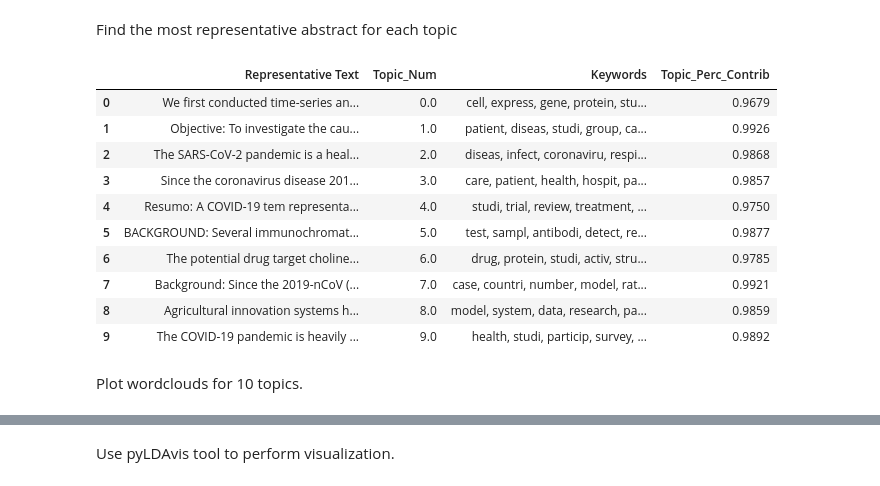
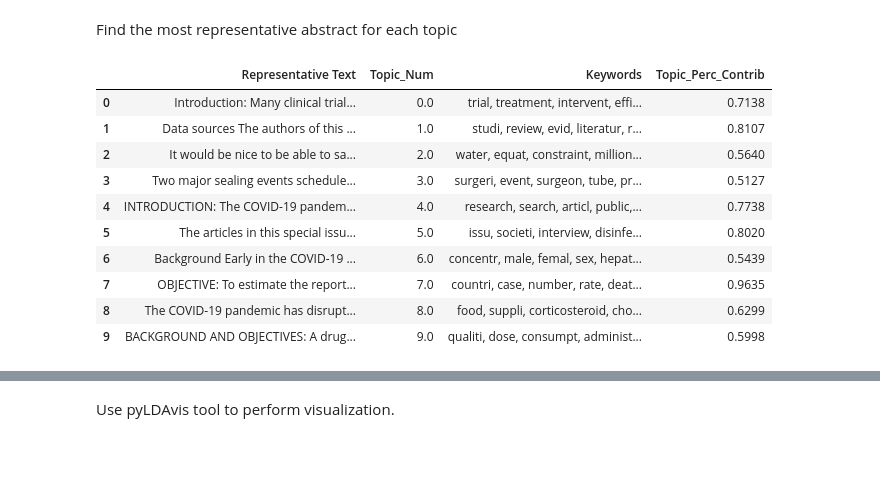
Before and after one commit to leizhipeng/covid19_textmining, a Jupyter notebook: topic_modeling_COVID_2ndS.ipynb, the cells around one changed output, grey strips where cells are left out. Saved outputs shown, nothing was run; the diff lists cells and outputs as text; code cells hidden in the pictures; blank space fills up the shorter version.

```diff
--- a/topic_modeling_COVID_2ndS.ipynb
+++ b/topic_modeling_COVID_2ndS.ipynb
@@ -193,0 +223,18 @@ lda_model = gensim.models.ldamodel.LdaModel(corpus, num_topics=ntopic, random_st
+# %%
+def create_lda(corp, dict, ntopic, saved_file_name):
+    """
+    A function to create LDA model.
+    :param corp: document-term matrix created from token_lists.
+    :param dict: dictionary created from token lists.
+    :param ntopic: number of topics.
+    :param saved_file_name: the file name for saving the LDA model.
+    :return
+    """
+    model = gensim.models.ldamodel.LdaModel(corp,
+                                           num_topics=ntopic,
+                                           random_state=66,
+                                           id2word=dict , passes=20)
+    model.save(saved_file_name)
+    return model
+
+lda_model = create_lda(corp=corpus, dict=dictionary, ntopic=100, saved_file_name="LDA_model.gensim")
@@ -195,5 +249,5 @@ lda_model = gensim.models.ldamodel.LdaModel(corpus, num_topics=ntopic, random_st
 # 5. Post-analysis
 Print topics as keywords.
 # %%
-for topic in lda_model.print_topics():
+for topic in lda_model.print_topics(num_topics=100):
     print(topic)
@@ -219,27 +306,32 @@ topic_keywords_df.head(3)
 # %% [markdown]
 Find the most representative abstract for each topic
 # %%
-pd.options.display.max_colwidth = 100
-topic_representative_text = pd.DataFrame()
-for i, grp in topic_keywords_df.groupby('Dominant_Topic'):
-    topic_representative_text = topic_representative_text.append(
-        grp.sort_values(['Topic_Perc_Contrib'], ascending=False).iloc[0]
-    )
+def topic_reprst(text_topic):
+    """
+    Find the most representative abstract for each topic.
+    :param text_topic: A dataframe for topic distribution in each text.
+    :return: A dataframe having the most representative abstract for each topic.
+    """
+    pd.options.display.max_colwidth = 100
+    topic_representative_text = pd.DataFrame()
+    for i, grp in text_topic.groupby('Dominant_Topic'):
+        topic_representative_text = topic_representative_text.append(
+            grp.sort_values(['Topic_Perc_Contrib'], ascending=False).iloc[0])
+    topic_representative_text.reset_index(drop=True, inplace=True)
+    topic_representative_text.columns = ["Representative Text","Topic_Num", "Keywords", "Topic_Perc_Contrib"]
+    return topic_representative_text
 
-topic_representative_text.reset_index(drop=True, inplace=True)
-topic_representative_text.columns = ["Representative Text","Topic_Num", "Keywords", "Topic_Perc_Contrib"]
-topic_representative_text.head(10)
+topic_representative_text_pd = topic_reprst(text_topic_df)
+topic_representative_text_pd.head(10)
 # %% [output]
 |  | Representative Text | Topic_Num | Keywords | Topic_Perc_Contrib |
-| 0 | We first conducted time-series an... | 0.0 | cell, express, gene, protein, stu... | 0.9679 |
-| 1 | Objective: To investigate the cau... | 1.0 | patient, diseas, studi, group, ca... | 0.9926 |
-| 2 | The SARS-CoV-2 pandemic is a heal... | 2.0 | diseas, infect, coronaviru, respi... | 0.9868 |
-| 3 | Since the coronavirus disease 201... | 3.0 | care, patient, health, hospit, pa... | 0.9857 |
-| 4 | Resumo: A COVID-19 tem representa... | 4.0 | studi, trial, review, treatment, ... | 0.9750 |
-| 5 | BACKGROUND: Several immunochromat... | 5.0 | test, sampl, antibodi, detect, re... | 0.9877 |
-| 6 | The potential drug target choline... | 6.0 | drug, protein, studi, activ, stru... | 0.9785 |
-| 7 | Background: Since the 2019-nCoV (... | 7.0 | case, countri, number, model, rat... | 0.9921 |
-| 8 | Agricultural innovation systems h... | 8.0 | model, system, data, research, pa... | 0.9859 |
-| 9 | The COVID-19 pandemic is heavily ... | 9.0 | health, studi, particip, survey, ... | 0.9892 |
+| 0 | Introduction: Many clinical trial... | 0.0 | trial, treatment, intervent, effi... | 0.7138 |
+| 1 | Data sources The authors of this ... | 1.0 | studi, review, evid, literatur, r... | 0.8107 |
+| 2 | It would be nice to be able to sa... | 2.0 | water, equat, constraint, million... | 0.5640 |
+| 3 | Two major sealing events schedule... | 3.0 | surgeri, event, surgeon, tube, pr... | 0.5127 |
+| 4 | INTRODUCTION: The COVID-19 pandem... | 4.0 | research, search, articl, public,... | 0.7738 |
+| 5 | The articles in this special issu... | 5.0 | issu, societi, interview, disinfe... | 0.8020 |
+| 6 | Background Early in the COVID-19 ... | 6.0 | concentr, male, femal, sex, hepat... | 0.5439 |
+| 7 | OBJECTIVE: To estimate the report... | 7.0 | countri, case, number, rate, deat... | 0.9635 |
+| 8 | The COVID-19 pandemic has disrupt... | 8.0 | food, suppli, corticosteroid, cho... | 0.6299 |
+| 9 | BACKGROUND AND OBJECTIVES: A drug... | 9.0 | qualiti, dose, consumpt, administ... | 0.5998 |
-# %% [markdown]
-Plot wordclouds for 10 topics.
```
Also changed, not shown: parts of 17 cells of this notebook, 9 other files.
